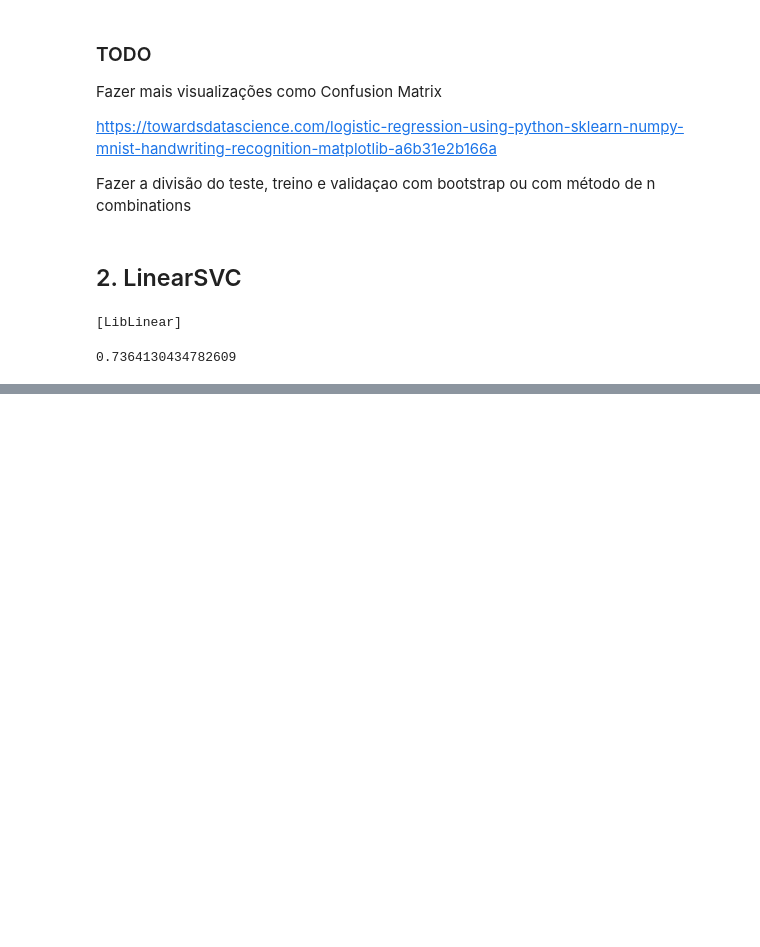
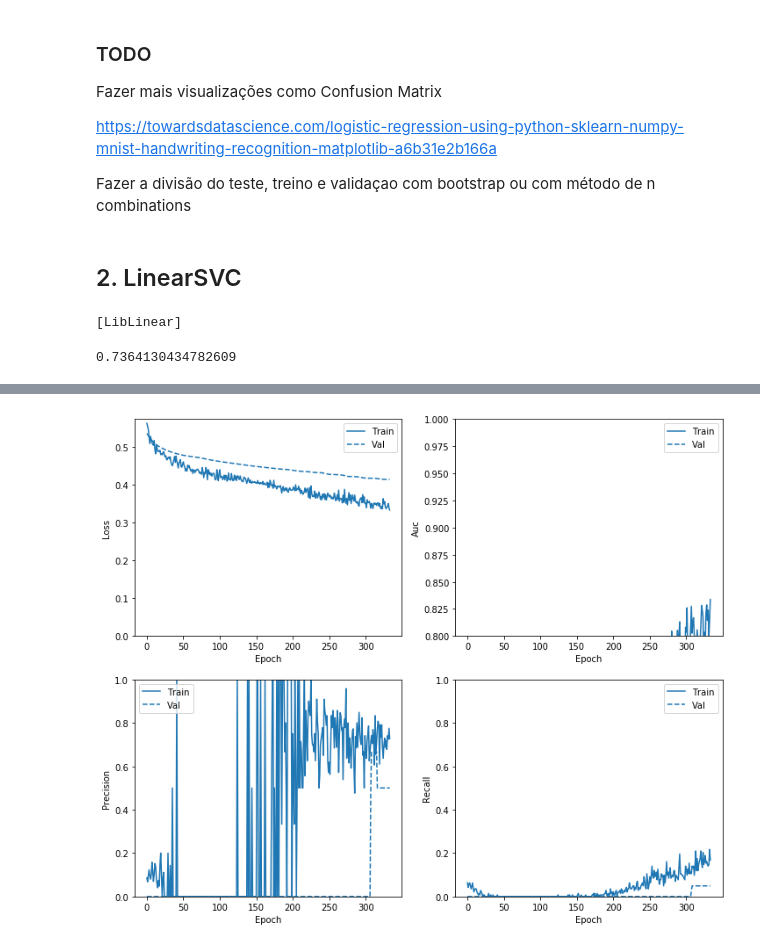
Before and after one commit to HenrikPereira/EDSBproject, a Jupyter notebook: Scripts/Data_models.ipynb, the cells around one changed output, grey strips where cells are left out. Cells and saved outputs as stored; diff of their text form; code cells hidden in the pictures; blank space fills up the shorter version.

```diff
--- a/Scripts/Data_models.ipynb
+++ b/Scripts/Data_models.ipynb
@@ -240,0 +534,9 @@ model_LinearSVC.score(x_test, y_test)
+# %%
+model = make_model()
+model.load_weights(initial_weights)
+baseline_history = model.fit(train_features,
+                            train_labels,
+                            batch_size=BATCH_SIZE,
+                            epochs=EPOCHS,
+                            callbacks = [early_stopping],
+                            validation_data=(val_features, val_labels))
@@ -240,0 +561,23 @@ model_LinearSVC.score(x_test, y_test)
+# %%
+def plot_metrics(history):
+  metrics =  ['loss', 'auc', 'precision', 'recall']
+  for n, metric in enumerate(metrics):
+    name = metric.replace("_"," ").capitalize()
+    plt.subplot(2,2,n+1)
+    plt.plot(history.epoch,  history.history[metric], color=colors[0], label='Train')
+    plt.plot(history.epoch, history.history['val_'+metric],
+             color=colors[0], linestyle="--", label='Val')
+    plt.xlabel('Epoch')
+    plt.ylabel(name)
+    if metric == 'loss':
+      plt.ylim([0, plt.ylim()[1]])
+    elif metric == 'auc':
+      plt.ylim([0.7,1])
+    else:
+      plt.ylim([0,1])
+
+    plt.legend()
+# %%
+plot_metrics(baseline_history)
+# %% [output]
+[figure, added]
```
Also changed, not shown: parts of 54 cells of this notebook.
